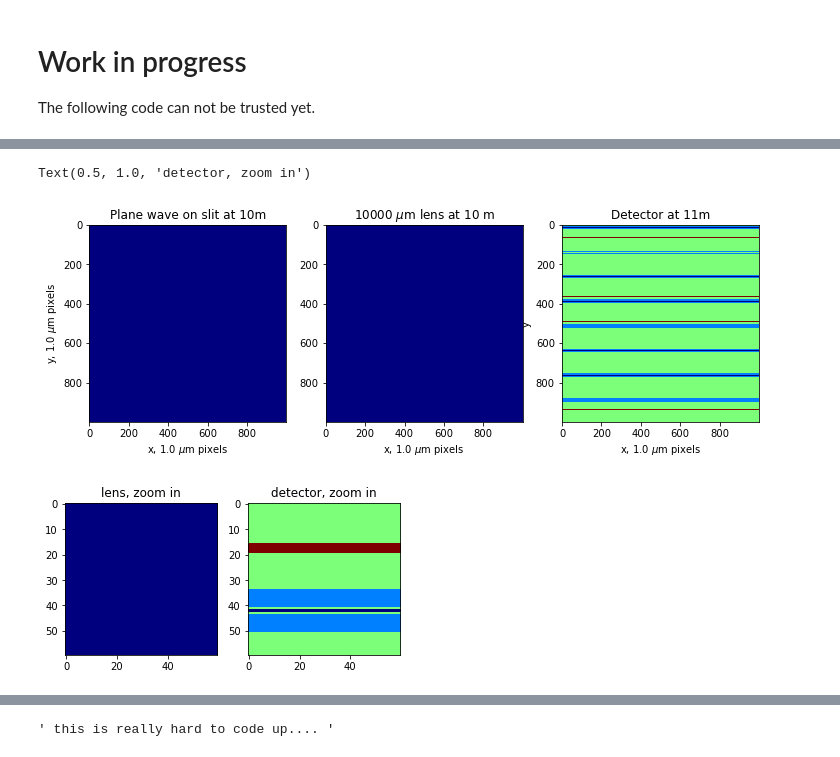
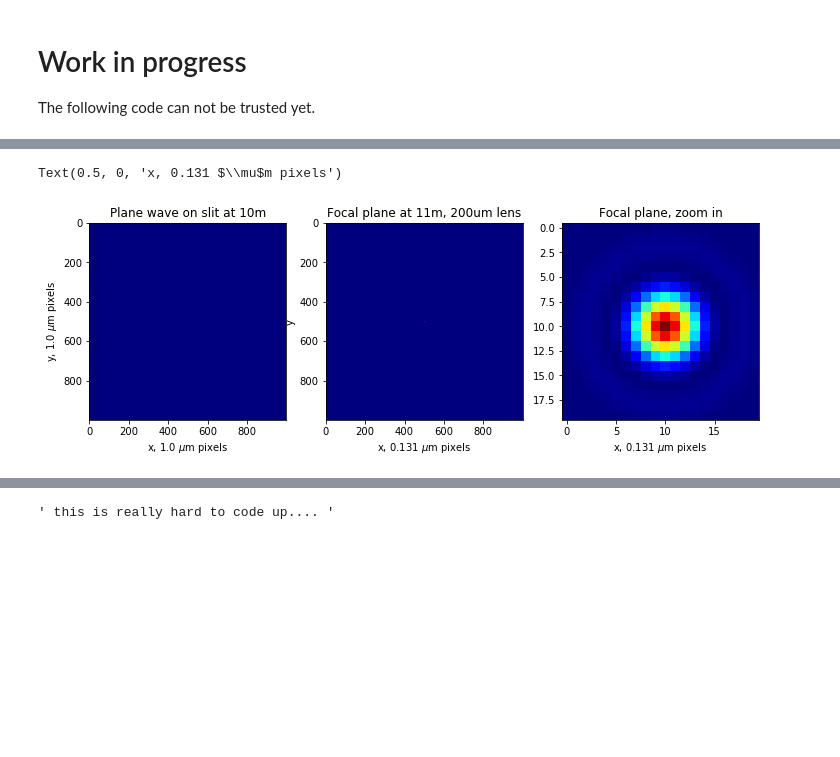
Before and after one commit to nanw0321/SRW_Mono, a Jupyter notebook: Gaussian Beam Propagation.ipynb, the cells around one changed output, grey strips where cells are left out. Cells and saved outputs as stored; diff of their text form; code cells hidden in the pictures; blank space fills up the shorter version.

```diff
--- a/Gaussian Beam Propagation.ipynb
+++ b/Gaussian Beam Propagation.ipynb
@@ -68,19 +68,26 @@ def Plane_source(E,z0,N=1000,dx=1e-6):
     return beam, x, y
 
 def Lens(beam,x,y,k,r,f):
+    dx = x[0,1] - x[0,0]
+    fxMax = 1.0/(2.0*dx)
+    N = x.shape[0]
+    dfx = fxMax/N
+    fx = np.linspace(-fxMax, fxMax-dfx, N)
+    fy = np.copy(fx)
+    fx, fy = np.meshgrid(fx,fy)
+
+    # lens aperture
     window = window = np.square(x)+np.square(y)<np.square(r/1e6)
-    if window.sum() < window.size:
+    if window.sum() <= window.size:
         print('lens aperture smaller than beam')
-    transmission = np.exp(-1j * k/2/f * (np.square(x)+np.square(y)))
-    print(transmission)
-    T = NFFT(transmission)
-    G = NFFT(beam)
-    G = G*T
-    beam_lens = INFFT(G)
-
-    #phase = f * (1-np.cos(np.arcsin(np.sqrt(np.square(x)+np.square(y))/f)))
-    #beam_lens = beam * window * np.exp(1j*phase)
-    return beam_lens
+    # lens as FFT
+    G = NFFT(beam * window)
+    # new axis
+    wavelength = 2*np.pi/k
+    x1 = fx * wavelength * f
+    y1 = fy * wavelength * f
+    beam_lens = np.exp(1j*k/2/f * (np.square(x1)+np.square(y1)))/1j/wavelength/f * G
+    return beam_lens, x1, y1
 
 # Plane wave
 E = 9500
@@ -90,7 +97,7 @@ k = omega/c
 
 # lens
 lens_z = 10
-r = 10000       # um
+r = 100       # um
 f = 1
 n = 1
 
@@ -99,11 +106,12 @@ det_z = lens_z+f
 
 ''' Propagation '''
 beam_plane,x,y = Plane_source(E,lens_z)
-beam_lens = Lens(beam_plane,x,y,k,r,f)
-beam_det = Drift(beam_lens,x,y,wavelength,det_z-lens_z)
+beam_det,x1,y1 = Lens(beam_plane,x,y,k,r,f)
+#beam_det = Drift(beam_lens,x1,y1,wavelength,det_z-lens_z)
 
 ''' Plot '''
 dx = x[0,1] - x[0,0]
+dx1 = x1[0,1] - x1[0,0]
 plt.figure(figsize=(12,6))
 plt.subplot(1,3,1)
 plt.imshow(Ibeam(beam_plane),cmap='jet')
@@ -111,27 +119,19 @@ plt.xlabel('x, {} $\mu$m pixels'.format(round(dx*1e6,3)))
 plt.ylabel('y, {} $\mu$m pixels'.format(round(dx*1e6,3)))
 plt.title('Plane wave on slit at {}m'.format(slit_z))
 
+# plot drift
 plt.subplot(1,3,2)
-plt.imshow(Ibeam(beam_lens),cmap='jet')
-plt.xlabel('x, {} $\mu$m pixels'.format(round(dx*1e6,3)))
-plt.title(r'{} $\mu$m lens at {} m'.format(r,lens_z))
-
-# plot drift
-plt.subplot(1,3,3)
 plt.imshow(Ibeam(beam_det),cmap='jet')
 #plt.colorbar()
 plt.xlabel('x')
 plt.ylabel('y')
 #plt.title('detector {}m away'.format(detz-slitz))
-plt.title('Detector at {}m'.format(det_z))
-plt.xlabel('x, {} $\mu$m pixels'.format(round(dx*1e6,3)))
-plt.savefig('Gaussian_Beam_and_lens_{}-{}.png'.format(lens_z,det_z),transparent=True)
+plt.title('Focal plane at {}m, {}um lens'.format(det_z,r*2))
+plt.xlabel('x, {} $\mu$m pixels'.format(round(dx1*1e6,3)))
+plt.savefig('Plane_wave_and_lens_{}-{}.png'.format(lens_z,det_z),transparent=True)
 
-plt.figure()
-plt.subplot(1,2,1)
-plt.title('lens, zoom in')
-plt.imshow(Ibeam(beam_lens)[470:530,470:530],cmap='jet')
-plt.subplot(1,2,2)
-plt.imshow(Ibeam(beam_det)[470:530,470:530],cmap='jet')
-plt.title('detector, zoom in')
+plt.subplot(1,3,3)
+plt.imshow(Ibeam(beam_det)[490:510,490:510],cmap='jet')
+plt.title('Focal plane, zoom in')
+plt.xlabel('x, {} $\mu$m pixels'.format(round(dx1*1e6,3)))
 # %% [output]
@@ -157,6 +139,5 @@ plt.title('detector, zoom in')
-Text(0.5, 1.0, 'detector, zoom in')
+Text(0.5, 0, 'x, 0.131 $\\mu$m pixels')
-[figure, old version]
+[figure, new version]
-[figure, removed]
 # %%
 # Gaussian beam, 10m lens, focal plane detector
 ''' Parameters '''
```
Also changed, not shown: parts of 2 cells of this notebook, 4 other files.
